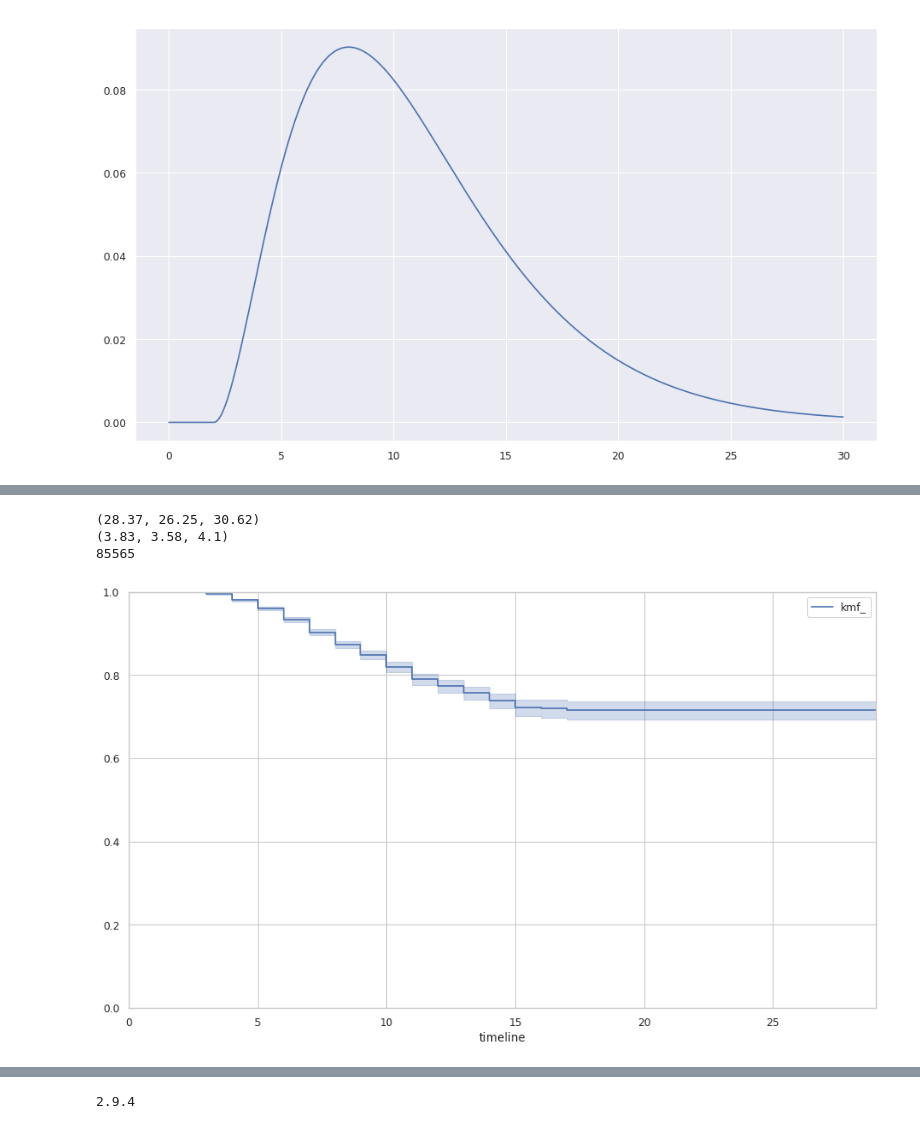
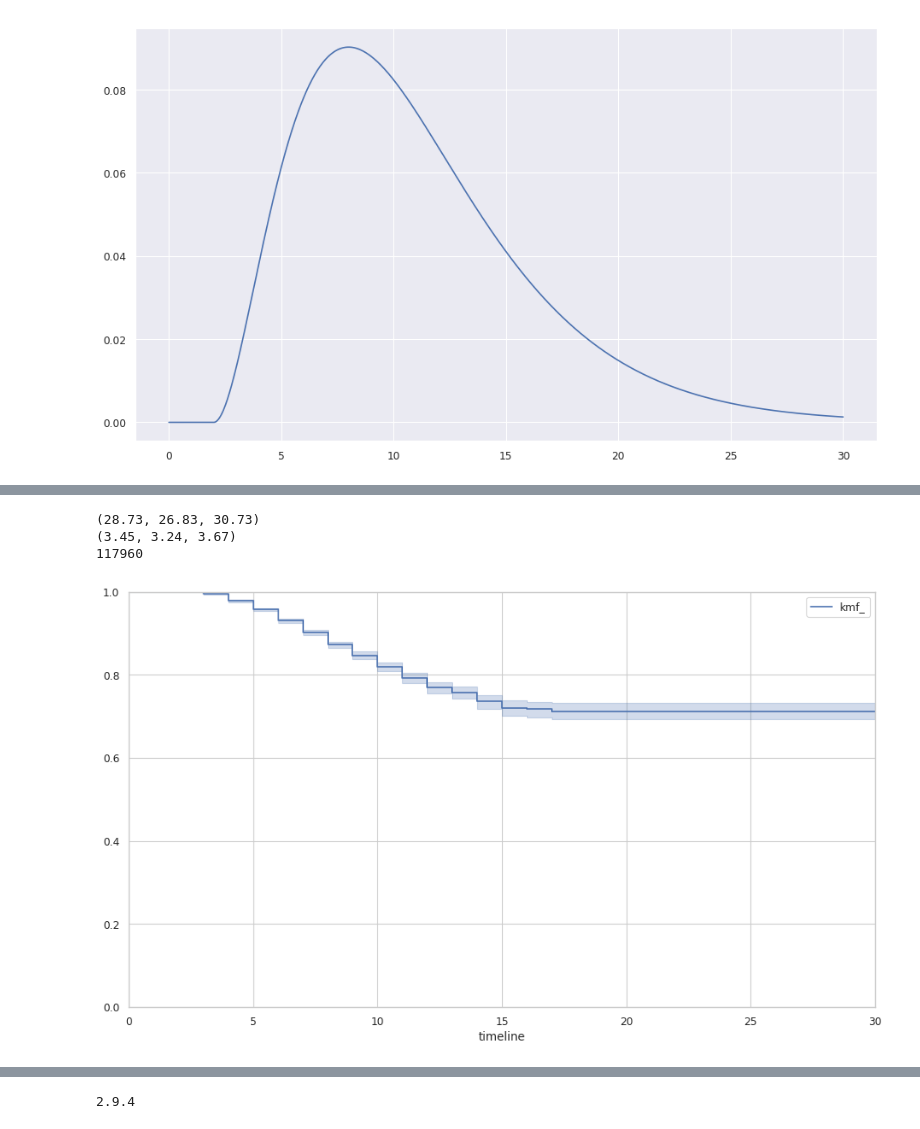
Before and after one commit to cs224/covid-19-data-analysis, a Jupyter notebook: covid-19-survival.ipynb, the cells around one changed output, grey strips where cells are left out. Drawn from its saved outputs; the diff is of its cells as text; code cells hidden in the pictures.

```diff
--- a/covid-19-survival.ipynb
+++ b/covid-19-survival.ipynb
@@ -250,17 +250,17 @@ uk_mortality_analysis.df.tail()
 # %%
 italy_mortality_analysis = covid19.MortalityAnalysis('Italy', first_date=pd.to_datetime('2020-02-21'))
 italy_mortality_analysis.fit()
 print(italy_mortality_analysis.death_rate())
-italy_mortality_analysis2 = covid19.MortalityAnalysis('Italy', first_date=pd.to_datetime('2020-02-21'), init_add=2000, mult=5.0)
+italy_mortality_analysis2 = covid19.MortalityAnalysis('Italy', first_date=pd.to_datetime('2020-02-21'), init_add=2000, mult=6.0)
 italy_mortality_analysis2.fit()
 print(italy_mortality_analysis2.death_rate())
 print(italy_mortality_analysis2.prepend_df['confirmed'].iloc[-1])
 italy_mortality_analysis.plot()
 # %% [output]
-(28.37, 26.25, 30.62)
-(3.83, 3.58, 4.1)
-85565
+(28.73, 26.83, 30.73)
+(3.45, 3.24, 3.67)
+117960
-[figure, old version]
+[figure, new version]
 # %%
 italy_mortality_analysis.df.tail()
 # %% [output]
```
Also changed, not shown: parts of 15 cells of this notebook, 2 other files.
